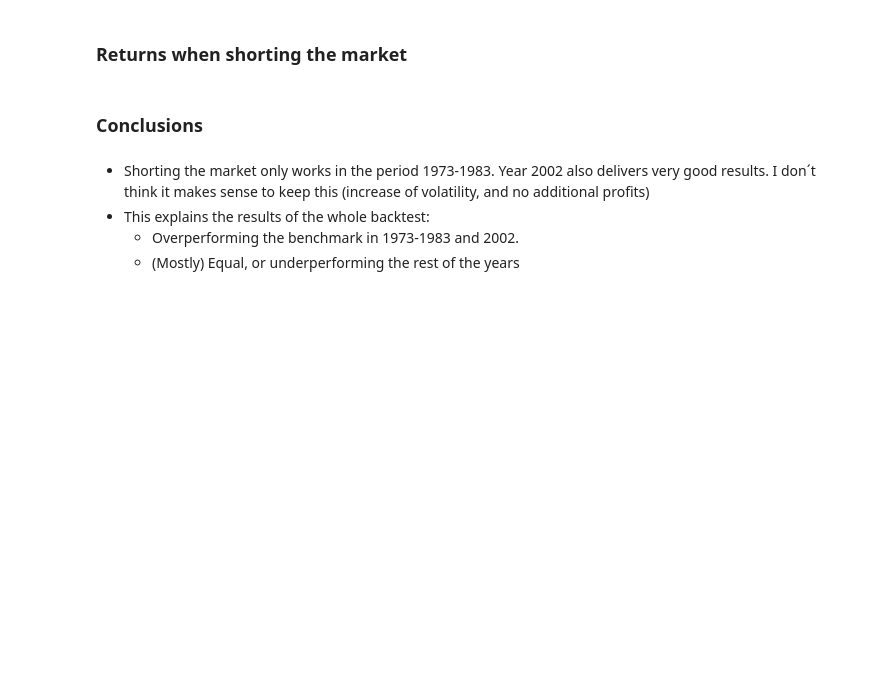
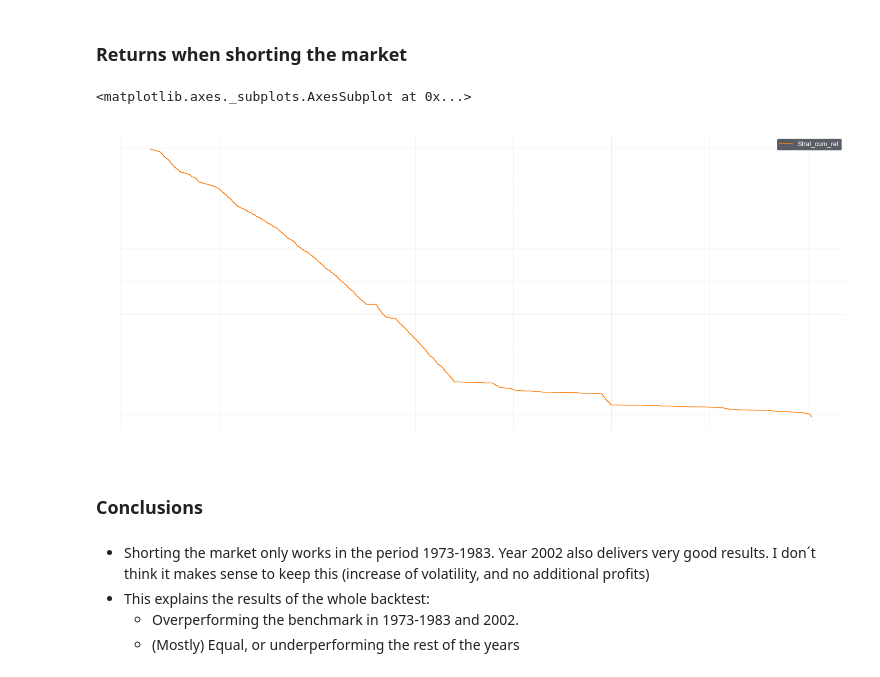
Before and after one commit to scastellanog/Walk-forward-optimization, a Jupyter notebook: Analysis.ipynb, the cells around one changed output. Drawn from its saved outputs; the diff is of its cells as text; code cells hidden in the pictures; blank space fills up the shorter version.

```diff
--- a/Analysis.ipynb
+++ b/Analysis.ipynb
@@ -182,23 +203,26 @@ df_short[['Strat_cum_ret', 'Strat_position']].plot(secondary_y=['Strat_position'
 # %% [markdown]
 ### Returns when shorting the market
 # %%
-df_short = results_df.loc[: ,['Market_daily_ret', 'Strat_daily_ret', 'Strat_position', 'Market_cum_ret']].copy()
+df_short = df.loc[: ,['Market_daily_ret', 'Strat_daily_ret', 'Strat_position', 'Market_cum_ret']].copy()
 ini_equity = 100
 first_day = str(df_short.index.min())
 
-df_short = results_df.loc[: ,['Close', 'Market_daily_ret', 'Strat_position', 'Costs']].copy()
+df_short = df.loc[: ,['Close', 'Market_daily_ret', 'Strat_position', 'Costs']].copy()
 df_short['Strat_position'].replace({1:0}, inplace=True)
 df_short['Costs'] = df_short['Costs'].div(2)
 
 df_short['Strat_daily_ret'] = df_short['Market_daily_ret'].mul(df_short['Strat_position'].shift(1).fillna(0)).sub(df_short['Costs'])
 
 df_short['Market_cum_ret'] = df_short['Market_daily_ret'].add(1).cumprod().mul(ini_equity)
 df_short['Strat_cum_ret'] = df_short['Strat_daily_ret'].add(1).cumprod().mul(ini_equity)
 df_short.loc[first_day, 'Market_cum_ret'] = ini_equity + df_short.loc[first_day, 'Market_daily_ret'] * ini_equity
 df_short.loc[first_day, 'Strat_cum_ret'] = ini_equity + df_short.loc[first_day,'Strat_daily_ret'] * ini_equity
 
 #df_short[['Strat_cum_ret', 'Strat_position']].plot(subplots=['Strat_position'], title='Strategy Postition and costs', color=['tab:orange', 'g'])
 df_short[['Strat_cum_ret']].plot(title='Strategy Postition = -1', color=['tab:orange'])
+# %% [output]
+<matplotlib.axes._subplots.AxesSubplot at 0x...>
+[figure, added]
 # %% [markdown]
 ### Conclusions
 # %% [markdown]
```
Also changed, not shown: parts of 4 cells of this notebook, 4 other files.
